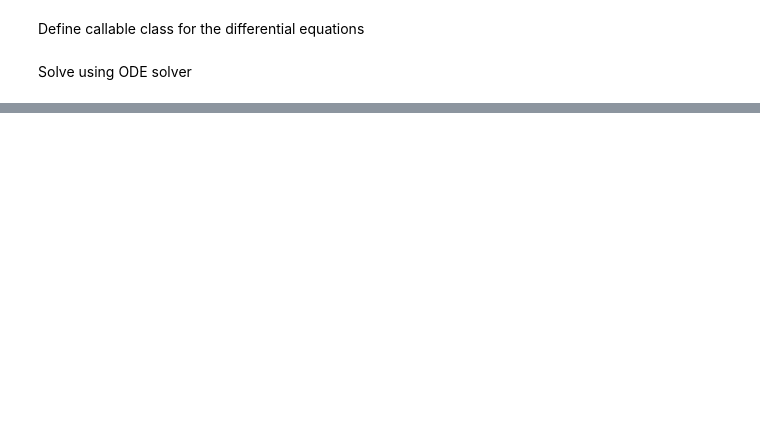
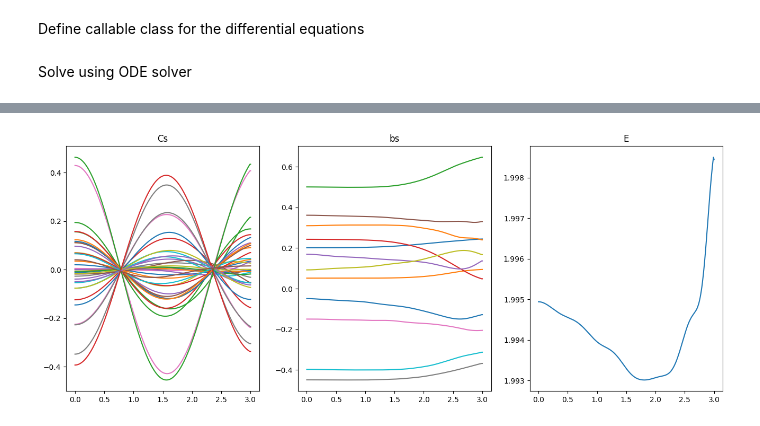
Before and after one commit to leoskar/mctdhf, a Jupyter notebook: MCTDHF_fd_direct.ipynb, the cells around one changed output, grey strips where cells are left out. Saved outputs shown, nothing was run; the diff lists cells and outputs as text; code cells hidden in the pictures; blank space fills up the shorter version.

```diff
--- a/MCTDHF_fd_direct.ipynb
+++ b/MCTDHF_fd_direct.ipynb
@@ -92,10 +119,11 @@ $\ket{\phi_n(t)} = \sum_{k=1}^{N_b}b_{kn}(t)\ket{\psi_k}$,
 
 and initial C's.
 # %%
-num_mctdhf_orbitals = 4
+num_mctdhf_orbitals = 6
 num_mctdhf_alpha_dets = int(comb(num_mctdhf_orbitals, num_alpha_electrons))
 num_mctdhf_beta_dets = int(comb(num_mctdhf_orbitals, num_beta_electrons))
 num_mctdhf_dets = num_mctdhf_alpha_dets*num_mctdhf_beta_dets
+C_shape = (num_mctdhf_alpha_dets, num_mctdhf_beta_dets)
 
 
 # Distributed vales
@@ -314,0 +536,9 @@ plt.show()
+# %%
+C = C_f.reshape(num_mctdhf_alpha_dets, num_mctdhf_beta_dets)
+print(C.T+C)
+#contract('ijpq, ia, ja -> pq', dCI.E_pq_alpha, C.conj(), C)
+#contract('ijpq, ai, aj -> pq', dCI.E_pq_beta, C.conj(), C)
+#np.nonzero(contract('ijpqrs, ia, ja', dCI.E_pqrs_alpha, C.conj(), C))  # Both spin alpha
+#np.nonzero(contract('ijpqrs, ai, aj', dCI.E_pqrs_beta, C.conj(), C))  # Both spin beta
+#contract('ik, ijpq, klrs, jl -> pqrs', C.conj(), dCI.E_pq_alpha, dCI.E_pq_beta, C)  # Mixed spin term
+#contract('ki, ijpq, klrs, lj -> pqrs', C.conj(), dCI.E_pq_beta, dCI.E_pq_alpha, C) # Mixed spin term
@@ -331,11 +576,9 @@ class MCDTHF:
         self.num_slater_dets = num_alpha_dets*num_beta_dets
         self.C_shape = (num_alpha_dets, num_beta_dets)
 
-        self.dCI = SemiDirectCI(np.zeros((num_mctdhf_orbitals,)*2),
-                            np.zeros((num_mctdhf_orbitals,)*4),
-                            self.num_mctdhf_orbitals,
-                            num_alpha_electrons,
-                            num_beta_electrons)
+        self.dCI = SemiDirectCI(self.num_mctdhf_orbitals,
+                                num_alpha_electrons,
+                                num_beta_electrons)
 
 
     def __call__(self, t, y):
@@ -353,13 +596,16 @@ class MCDTHF:
         g_5 = contract('ip, pqrs -> iqrs', b, g_4)
 
 
-        self.dCI.update_electron_integrals(h_2, g_4)
+        #D, d = self.dCI.get_RDMs_equal_spins(C.reshape(self.C_shape))
         D, d = self.dCI.get_RDMs(C.reshape(self.C_shape))
-        D_inv = np.linalg.pinv(D)
+        #eps = 1e-10
+        #D_reg = D + eps*expm(-D/eps)
+        D_inv = np.linalg.pinv(D)#_reg)
+        #D_inv = pinv(D_reg)
 
         b_dot = -1j*(h_1 - h_3 + contract('np, pqrs, iqrs -> in', D_inv, d, g_3-g_5))
 
-        sigma = self.dCI.get_sigma(C.reshape(self.C_shape)).flatten()
+        sigma = self.dCI.get_sigma(C.reshape(self.C_shape), h_2, g_4).flatten()
 
         ## "Renormalization" from (127) in Beck et al. rewritten to direct CI
         #E = self.dCI.calculate_energy_from_RDMs(D,d)
@@ -379,17 +625,17 @@ bs_rt = [b_f]
 Es_rt = [Es[-1]]
 
 t_init = 0
-t_final = 5.0
+t_final = 3.0
 solver = DOP853(mctdhf_fun, t_init, y_init, t_final, max_step = 1e-2)
-#solver = RK45(mctdhf_fun, t_init, y_init, t_final, max_step = 5e-3)
+#solver = RK45(mctdhf_fun, t_init, y_init, t_final, max_step = 1e-2)
 #solver = RK23(mctdhf_fun, t_init, y_init, t_final, max_step = 0.001)
 
 while solver.status == 'running':
     msg = solver.step()
 
     C, b = y_to_Cb(solver.y, num_mctdhf_orbitals, num_spatial_orbitals, num_mctdhf_dets)
+    C = np.divide(C, np.sqrt(C.T.conj()@C))
 
-    # Might be better to move this renormalization to inside the mctdhf_func?
     b = np.divide(b, np.sqrt(np.einsum('ij, ij -> j', b.conj(), b)))
     b = gram_schmidt(b)
     bc = b.conj()
@@ -401,8 +647,7 @@ while solver.status == 'running':
     g_3 = contract('kr, iqks -> iqrs', b, g_2)
     g_4 = contract('ip, iqrs -> pqrs', bc, g_3)
 
-    dCI.update_electron_integrals(h_2, g_4)
-    E = dCI.calculate_energy(C.reshape(num_mctdhf_alpha_dets, num_mctdhf_beta_dets))
+    E = dCI.calculate_energy(C.reshape(num_mctdhf_alpha_dets, num_mctdhf_beta_dets), h_2, g_4)
 
     Es_rt.append(np.real(E))
     Cs_rt.append(C)
@@ -415,16 +660,18 @@ else:
 # %%
 Es_rt = np.array(Es_rt)
 Cs_rt = np.array(Cs_rt)
 b_arr = np.array(bs_rt)
 
-t = np.linspace(t_init, t_final, len(Cs_rt))
+t = np.linspace(t_init, solver.t, len(Cs_rt))
 
 fig, ax = plt.subplots(1, 3, figsize=(16,6))
 ax[0].plot(t, np.real(Cs_rt))
 ax[0].set_title('Cs')
 ax[1].plot(t, np.real(b_arr.reshape(b_arr.shape[0],*b_init.shape)[:,:,0]))
 ax[1].set_title('bs')
-ax[2].plot(t, E_exact*np.ones_like(Es_rt), 'k--')
+#ax[2].plot(t, E_exact*np.ones_like(Es_rt), 'k--')
 ax[2].plot(t, Es_rt)
 ax[2].set_title('E')
 plt.show()
+# %% [output]
+[figure, added]
```
Also changed, not shown: parts of 20 cells of this notebook, 1 other file.
